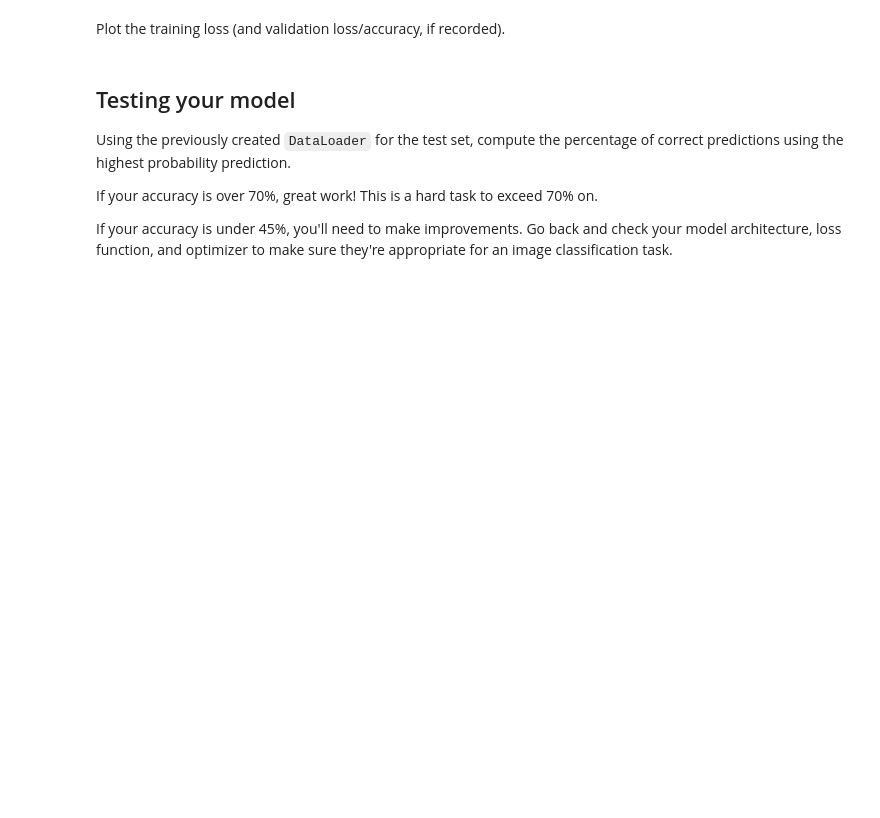
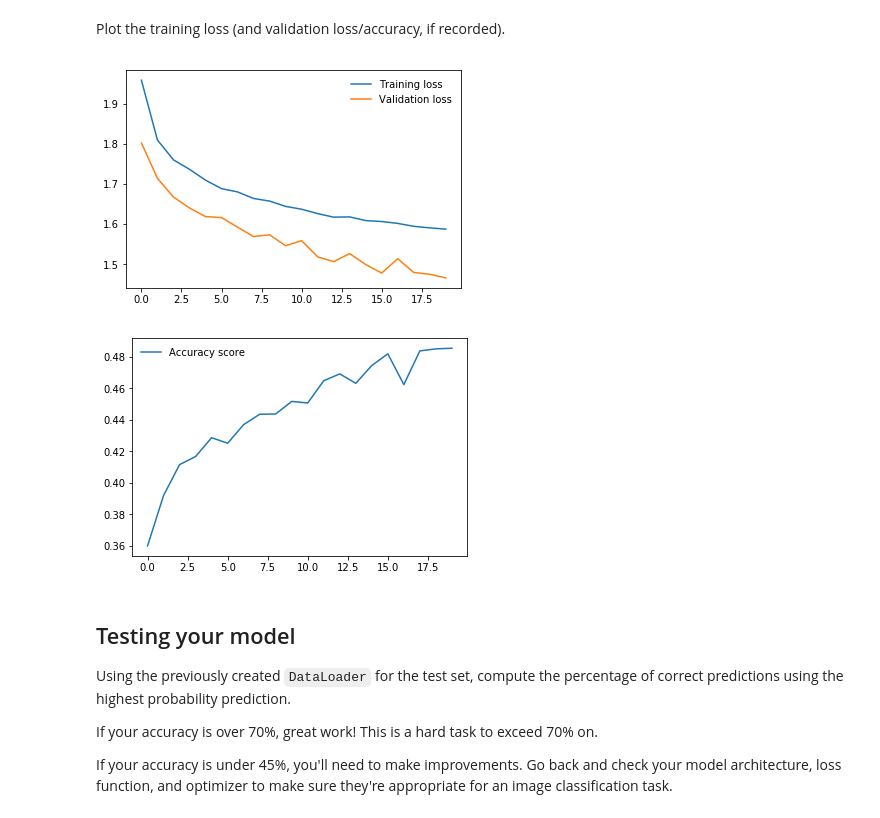
Before and after one commit to MTurbaq-753/CIFAR-10-Image-Classifier, a Jupyter notebook: CIFAR-10_Image_Classifier-STARTER.ipynb, the cells around one changed output. Drawn from its saved outputs; the diff is of its cells as text; code cells hidden in the pictures; blank space fills up the shorter version.

```diff
--- a/CIFAR-10_Image_Classifier-STARTER.ipynb
+++ b/CIFAR-10_Image_Classifier-STARTER.ipynb
@@ -122,21 +120,20 @@ Using the layers in `torch.nn` (which has been imported as `nn`) and the `torch.
 Feel free to construct a model of any architecture – feedforward, convolutional, or even something more advanced!
 # %%
 # from torchvision import models
-
-device = torch.device("cuda" if torch.cuda.is_available() else "cpu")
-
 
 class Network(nn.Module):
     def __init__(self):
         super().__init__()
-        self.fc1 = nn.Linear(1024, 500)
-        self.fc2 = nn.Linear(500, 10)
+        self.fc1 = nn.Linear(3072, 768)
+        self.fc2 = nn.Linear(768, 10)
 
+
+        self.dropout = nn.Dropout(p=0.2)
 
     def forward(self, x):
         x = x.view(x.shape[0], -1)
 
-        x = F.relu(self.fc1(x))
+        x = self.dropout(F.relu(self.fc1(x)))
 
 
         x = F.log_softmax(self.fc2(x), dim=1)
@@ -157,6 +155,8 @@ If you use a less common loss function, please note why you chose that loss func
 # %%
 ## YOUR CODE HERE ##
 criterion = nn.NLLLoss()
-optimizer = optim.Adam(model.parameters(), lr=0.003)
-model.to(device)
+optimizer = optim.Adam(model.parameters(), lr=0.001)
+
+device = torch.device("cuda" if torch.cuda.is_available() else "cpu")
+print(device)
 # %% [output]
@@ -223,3 +247,17 @@ Plot the training loss (and validation loss/accuracy, if recorded).
+# %%
+## YOUR CODE HERE ##
+
+plt.plot(train_losses, label='Training loss')
+plt.plot(test_losses, label='Validation loss')
+plt.legend(frameon=False)
+plt.show()
+
+plt.plot(accuracy_score, label='Accuracy score')
+plt.legend(frameon=False)
+plt.show()
+# %% [output]
+[figure, added]
+[figure, added]
 # %% [markdown]
 ## Testing your model
 Using the previously created `DataLoader` for the test set, compute the percentage of correct predictions using the highest probability prediction.
```
Also changed, not shown: parts of 12 cells of this notebook, 1 other file.
